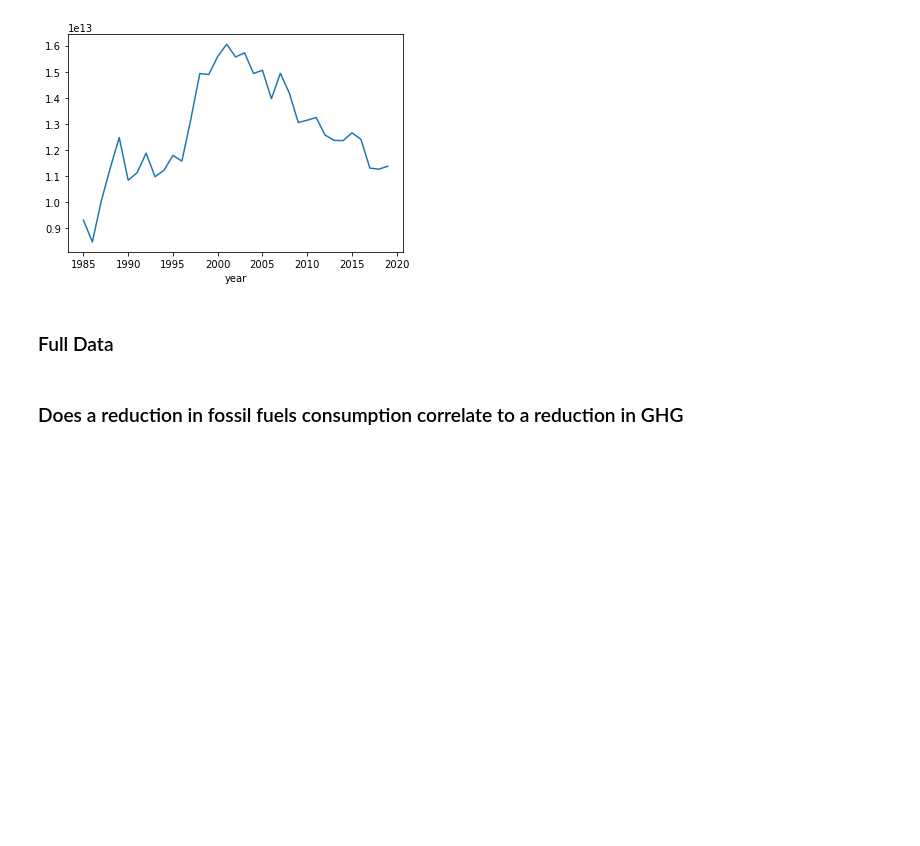
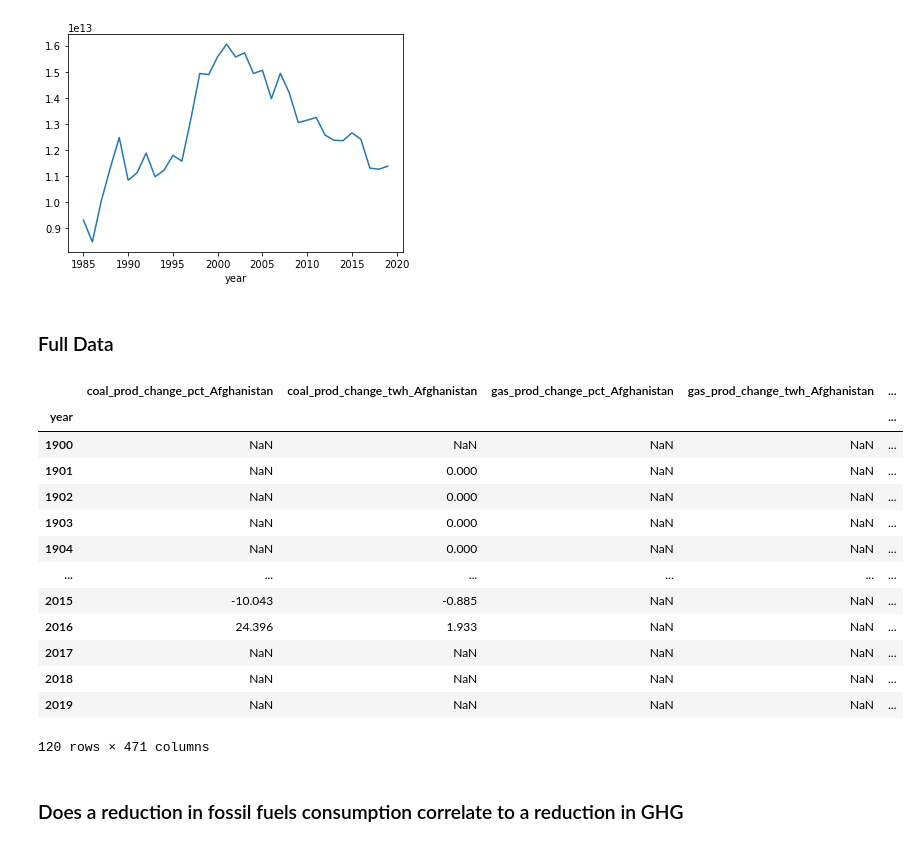
Before and after one commit to Adam-Omarali/BDC-Energy, a Jupyter notebook: InvestmentGHG.ipynb, the cells around one changed output. Saved outputs shown, nothing was run; the diff lists cells and outputs as text; code cells hidden in the pictures; blank space fills up the shorter version.

```diff
--- a/InvestmentGHG.ipynb
+++ b/InvestmentGHG.ipynb
@@ -224,12 +224,17 @@ test.dropna().plot()
 <h3>Full Data</h3>
 # %%
 full_df = []
+energy = ['coal', 'fossil', 'gas', 'oil', 'hydro', 'nuclear', 'solar', 'wind', 'biofuel', 'renewables']
 all_countries = owid['country'].unique()
 for country in all_countries:
     d = getOwidCountry(country)
     d = d.set_index(d["year"])
     d.columns.name = None
     d = d.drop(["year", "iso_code"], axis=1)
+    for type in energy:
+        d = d.join(getProductionConsumption(type, False, d), rsuffix='1')
+        d = d.drop(f"Elec_consumption_{type}_{country}1_{country}", axis=1)
+        d = d.rename(columns={f"Elec_consumption_{type}_{country}_{country}" : f"Elec_consumption_{type}_{country}"})
     for i in d.columns:
         if i != "country":
             d = d.rename(columns={i : i+f"_{country}"})
@@ -241,5 +246,3 @@ for i in range(1, len(full_df)):
     final_df = full_df[0].join(full_df[i])
 
 final_df = final_df.drop("country", axis=1)
-# %%
-final_df = final_df.join(df)
@@ -246,3 +251,20 @@ final_df = final_df.join(df)
+# %%
+final_df
+# %% [output]
+|  | coal_prod_change_pct_Afghanistan | coal_prod_change_twh_Afghanistan | gas_prod_change_pct_Afghanistan | gas_prod_change_twh_Afghanistan | ... |
+| year |  |  |  |  | ... |
+| 1900 | NaN | NaN | NaN | NaN | ... |
+| 1901 | NaN | 0.000 | NaN | NaN | ... |
+| 1902 | NaN | 0.000 | NaN | NaN | ... |
+| 1903 | NaN | 0.000 | NaN | NaN | ... |
+| 1904 | NaN | 0.000 | NaN | NaN | ... |
+| ... | ... | ... | ... | ... | ... |
+| 2015 | -10.043 | -0.885 | NaN | NaN | ... |
+| 2016 | 24.396 | 1.933 | NaN | NaN | ... |
+| 2017 | NaN | NaN | NaN | NaN | ... |
+| 2018 | NaN | NaN | NaN | NaN | ... |
+| 2019 | NaN | NaN | NaN | NaN | ... |
+120 rows × 471 columns
 # %% [markdown]
 <h3>Does a reduction in fossil fuels consumption correlate to a reduction in GHG</h3>
 # %% [markdown]
```
Also changed, not shown: parts of 1 cell of this notebook, 1 other file.
